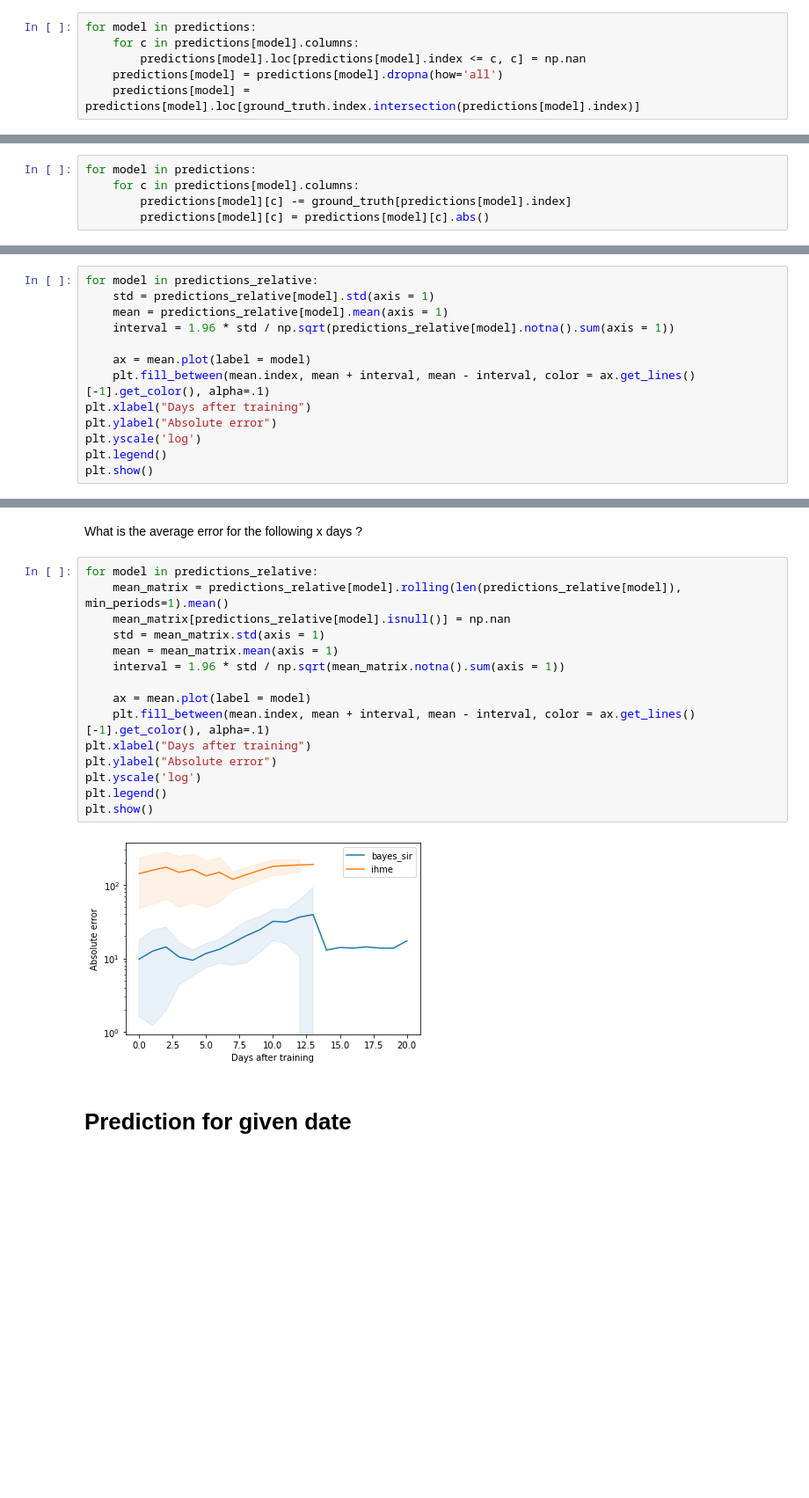
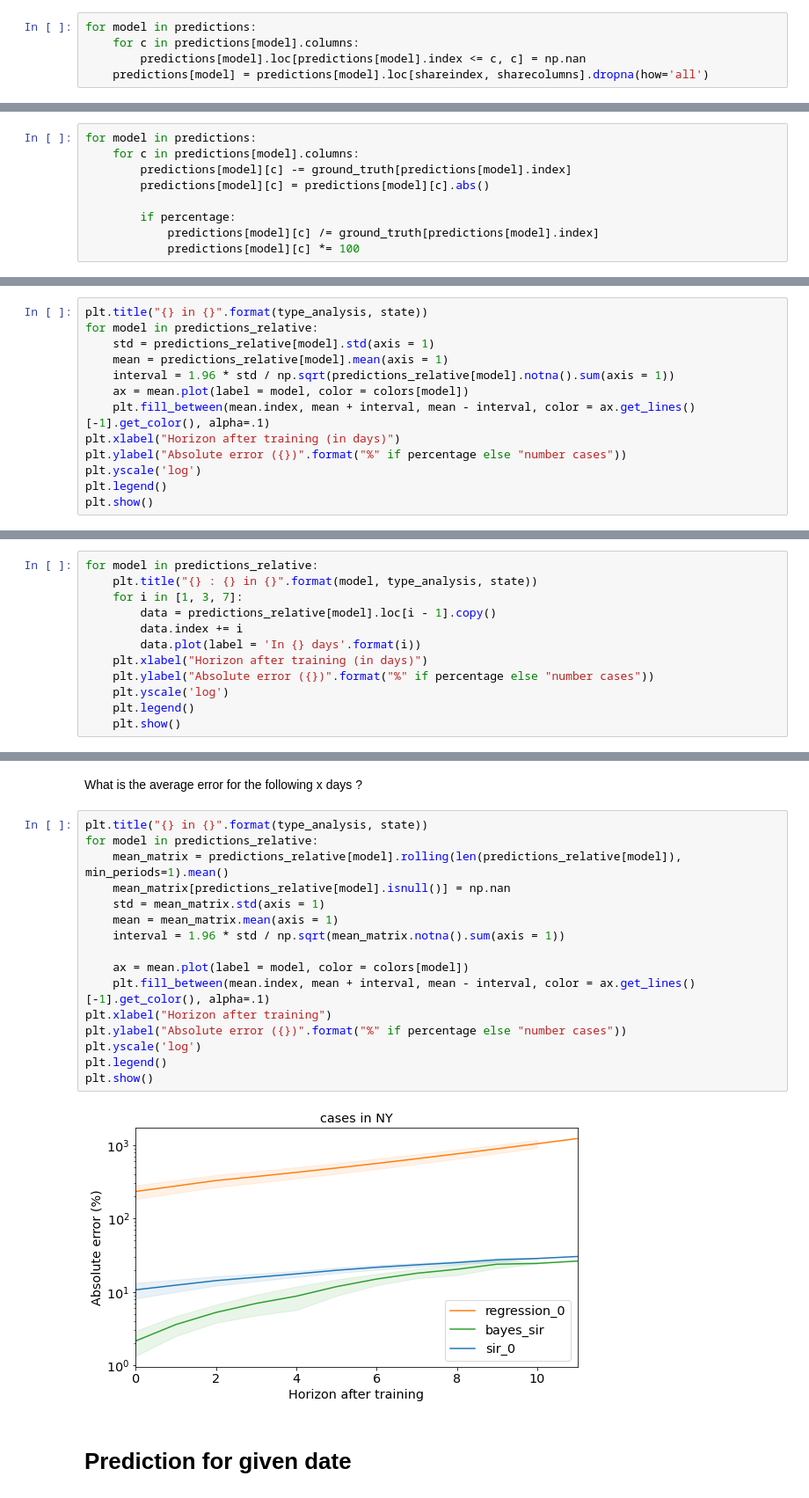
Before and after one commit to Jeanselme/COVID-19, a Jupyter notebook: Evaluation.ipynb, the cells around one changed output, grey strips where cells are left out. Shown at 88% size. Saved outputs shown, nothing was run; the diff lists cells and outputs as text; blank space fills up the shorter version.

```diff
--- a/Evaluation.ipynb
+++ b/Evaluation.ipynb
@@ -61,5 +122,4 @@ KeyError: 'sir_0'
 for model in predictions:
     for c in predictions[model].columns:
         predictions[model].loc[predictions[model].index <= c, c] = np.nan
-    predictions[model] = predictions[model].dropna(how='all')
-    predictions[model] = predictions[model].loc[ground_truth.index.intersection(predictions[model].index)]
+    predictions[model] = predictions[model].loc[shareindex, sharecolumns].dropna(how='all')
@@ -74,3 +181,7 @@ for model in predictions:
     for c in predictions[model].columns:
         predictions[model][c] -= ground_truth[predictions[model].index]
         predictions[model][c] = predictions[model][c].abs()
+
+        if percentage:
+            predictions[model][c] /= ground_truth[predictions[model].index]
+            predictions[model][c] *= 100
@@ -114,15 +267,15 @@ predictions_relative['bayes_sir']
 # %% [markdown]
 What is the error if the model tries to predict in x days ?
 # %%
+plt.title("{} in {}".format(type_analysis, state))
 for model in predictions_relative:
     std = predictions_relative[model].std(axis = 1)
     mean = predictions_relative[model].mean(axis = 1)
     interval = 1.96 * std / np.sqrt(predictions_relative[model].notna().sum(axis = 1))
-
-    ax = mean.plot(label = model)
+    ax = mean.plot(label = model, color = colors[model])
     plt.fill_between(mean.index, mean + interval, mean - interval, color = ax.get_lines()[-1].get_color(), alpha=.1)
-plt.xlabel("Days after training")
-plt.ylabel("Absolute error")
+plt.xlabel("Horizon after training (in days)")
+plt.ylabel("Absolute error ({})".format("%" if percentage else "number cases"))
 plt.yscale('log')
 plt.legend()
 plt.show()
@@ -130,0 +284,12 @@ plt.show()
+# %%
+for model in predictions_relative:
+    plt.title("{} : {} in {}".format(model, type_analysis, state))
+    for i in [1, 3, 7]:
+        data = predictions_relative[model].loc[i - 1].copy()
+        data.index += i
+        data.plot(label = 'In {} days'.format(i))
+    plt.xlabel("Horizon after training (in days)")
+    plt.ylabel("Absolute error ({})".format("%" if percentage else "number cases"))
+    plt.yscale('log')
+    plt.legend()
+    plt.show()
@@ -133,22 +302,23 @@ plt.show()
 # %% [markdown]
 What is the average error for the following x days ?
 # %%
+plt.title("{} in {}".format(type_analysis, state))
 for model in predictions_relative:
     mean_matrix = predictions_relative[model].rolling(len(predictions_relative[model]), min_periods=1).mean()
     mean_matrix[predictions_relative[model].isnull()] = np.nan
     std = mean_matrix.std(axis = 1)
     mean = mean_matrix.mean(axis = 1)
     interval = 1.96 * std / np.sqrt(mean_matrix.notna().sum(axis = 1))
 
-    ax = mean.plot(label = model)
+    ax = mean.plot(label = model, color = colors[model])
     plt.fill_between(mean.index, mean + interval, mean - interval, color = ax.get_lines()[-1].get_color(), alpha=.1)
-plt.xlabel("Days after training")
-plt.ylabel("Absolute error")
+plt.xlabel("Horizon after training")
+plt.ylabel("Absolute error ({})".format("%" if percentage else "number cases"))
 plt.yscale('log')
 plt.legend()
 plt.show()
 # %% [output]
-[figure, old version]
+[figure, new version]
 # %% [markdown]
 # Prediction for given date
 # %% [markdown]
```
Also changed, not shown: parts of 20 cells of this notebook.
